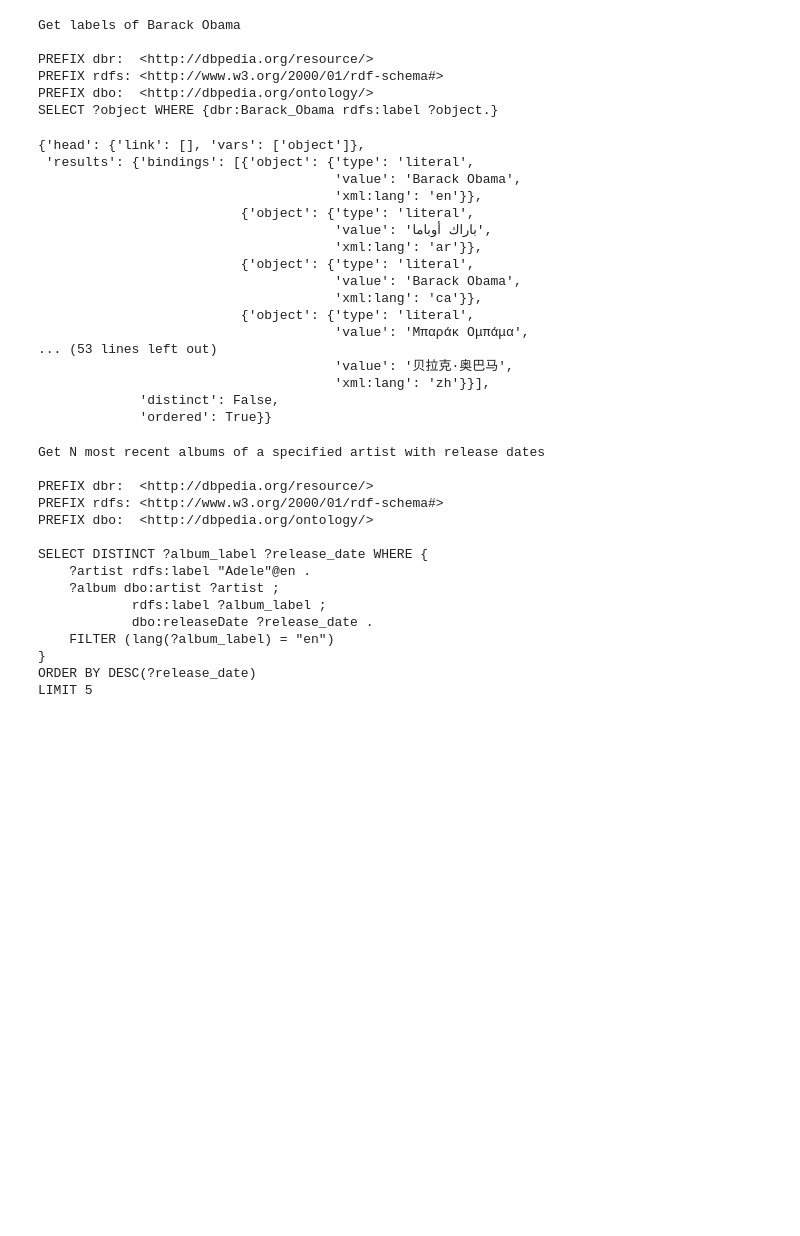
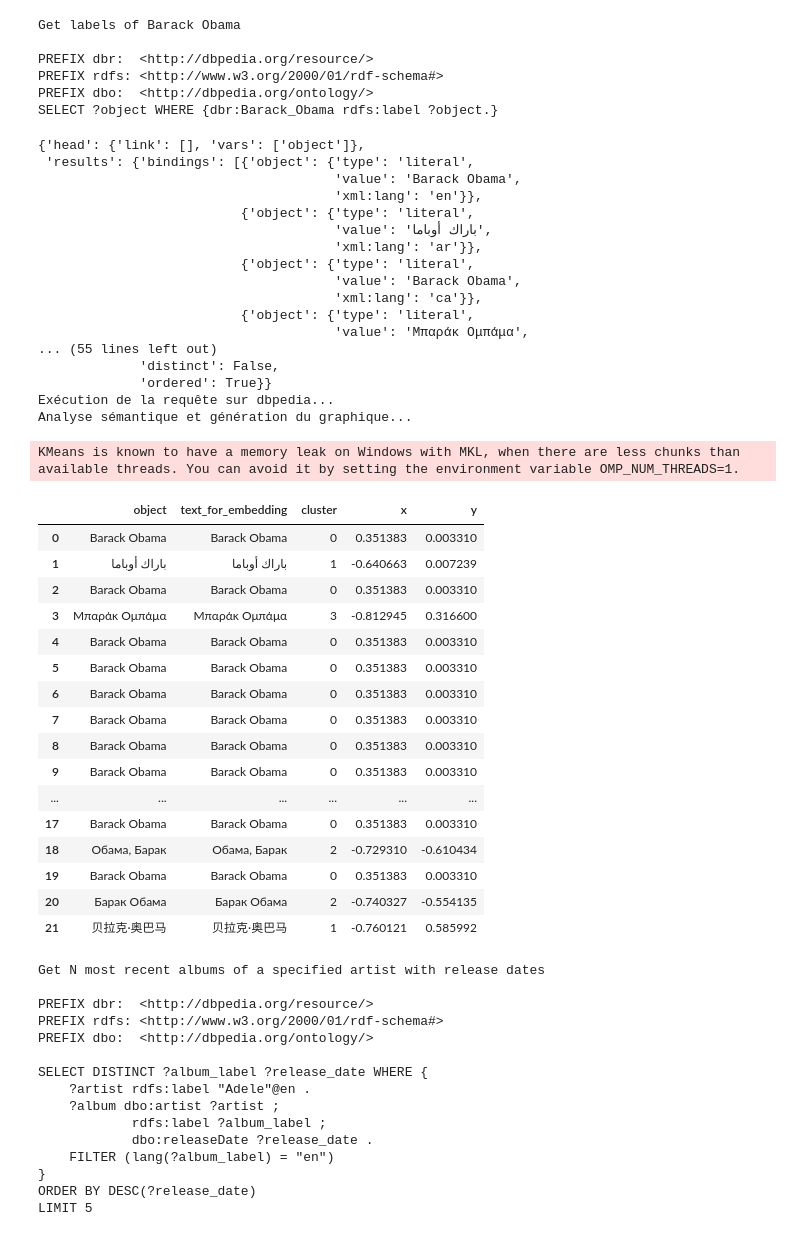
Before and after one commit to Ibra2477/WS, a Jupyter notebook: main.ipynb, the cells around one changed output. Saved outputs shown, nothing was run; the diff lists cells and outputs as text; code cells hidden in the pictures; blank space fills up the shorter version.

```diff
--- a/main.ipynb
+++ b/main.ipynb
@@ -13,26 +13,49 @@ PREFIX rdfs: <http://www.w3.org/2000/01/rdf-schema#>
 PREFIX dbo:  <http://dbpedia.org/ontology/>
 SELECT ?object WHERE {dbr:Barack_Obama rdfs:label ?object.}
 # %%
+from utils.pipeline import pipeline_complet
+
+
 results = utils.execute_query(query)
 pprint(results)
+
+pipeline_complet(query, api="dbpedia")
 # %% [output]
 {'head': {'link': [], 'vars': ['object']},
  'results': {'bindings': [{'object': {'type': 'literal',
                                       'value': 'Barack Obama',
                                       'xml:lang': 'en'}},
                           {'object': {'type': 'literal',
                                       'value': 'باراك أوباما',
                                       'xml:lang': 'ar'}},
                           {'object': {'type': 'literal',
                                       'value': 'Barack Obama',
                                       'xml:lang': 'ca'}},
                           {'object': {'type': 'literal',
                                       'value': 'Μπαράκ Ομπάμα',
-... (53 lines left out)
-                                      'value': '贝拉克·奥巴马',
-                                      'xml:lang': 'zh'}}],
+... (55 lines left out)
              'distinct': False,
              'ordered': True}}
+Exécution de la requête sur dbpedia...
+Analyse sémantique et génération du graphique...
+KMeans is known to have a memory leak on Windows with MKL, when there are less chunks than available threads. You can avoid it by setting the environment variable OMP_NUM_THREADS=1.
+|  | object | text_for_embedding | cluster | x | y |
+| 0 | Barack Obama | Barack Obama | 0 | 0.351383 | 0.003310 |
+| 1 | باراك أوباما | باراك أوباما | 1 | -0.640663 | 0.007239 |
+| 2 | Barack Obama | Barack Obama | 0 | 0.351383 | 0.003310 |
+| 3 | Μπαράκ Ομπάμα | Μπαράκ Ομπάμα | 3 | -0.812945 | 0.316600 |
+| 4 | Barack Obama | Barack Obama | 0 | 0.351383 | 0.003310 |
+| 5 | Barack Obama | Barack Obama | 0 | 0.351383 | 0.003310 |
+| 6 | Barack Obama | Barack Obama | 0 | 0.351383 | 0.003310 |
+| 7 | Barack Obama | Barack Obama | 0 | 0.351383 | 0.003310 |
+| 8 | Barack Obama | Barack Obama | 0 | 0.351383 | 0.003310 |
+| 9 | Barack Obama | Barack Obama | 0 | 0.351383 | 0.003310 |
+| ... | ... | ... | ... | ... | ... |
+| 17 | Barack Obama | Barack Obama | 0 | 0.351383 | 0.003310 |
+| 18 | Обама, Барак | Обама, Барак | 2 | -0.729310 | -0.610434 |
+| 19 | Barack Obama | Barack Obama | 0 | 0.351383 | 0.003310 |
+| 20 | Барак Обама | Барак Обама | 2 | -0.740327 | -0.554135 |
+| 21 | 贝拉克·奥巴马 | 贝拉克·奥巴马 | 1 | -0.760121 | 0.585992 |
 # %%
 desc, query = utils.get_parametrized_query(t_label="Artist_Albums", artist_name="Adele", limit=5)
 print(desc)
```
Also changed, not shown: parts of 1 cell of this notebook, 1 other file.
